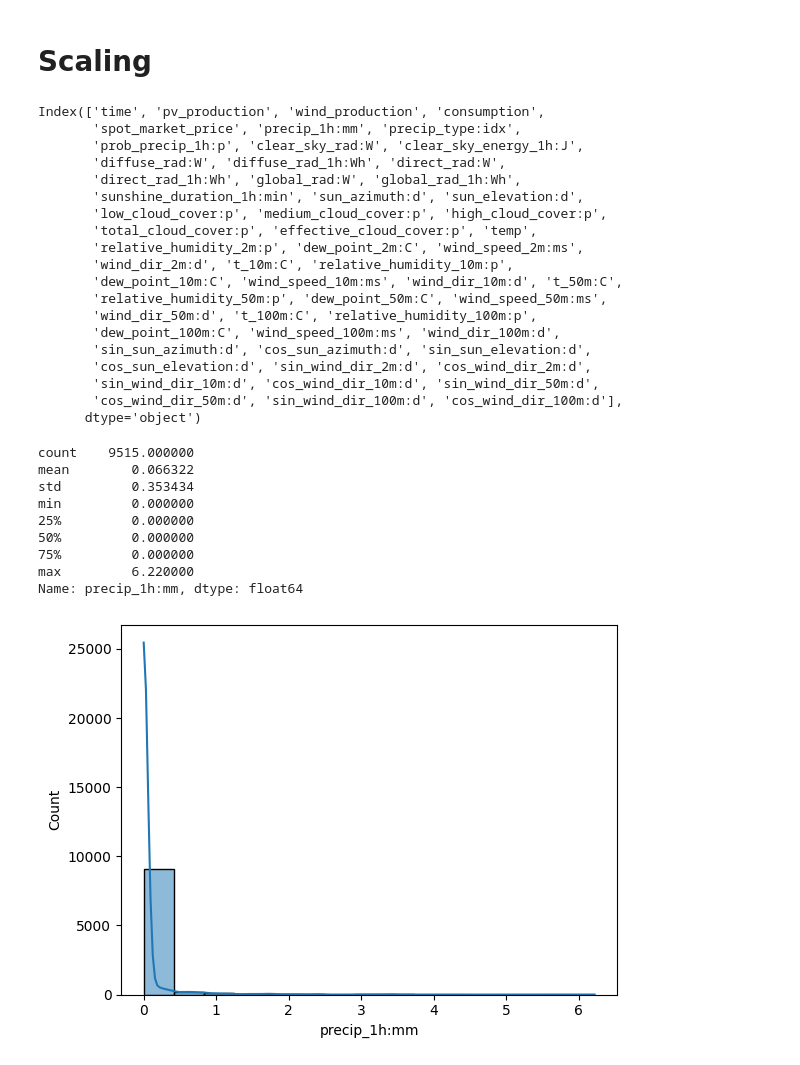
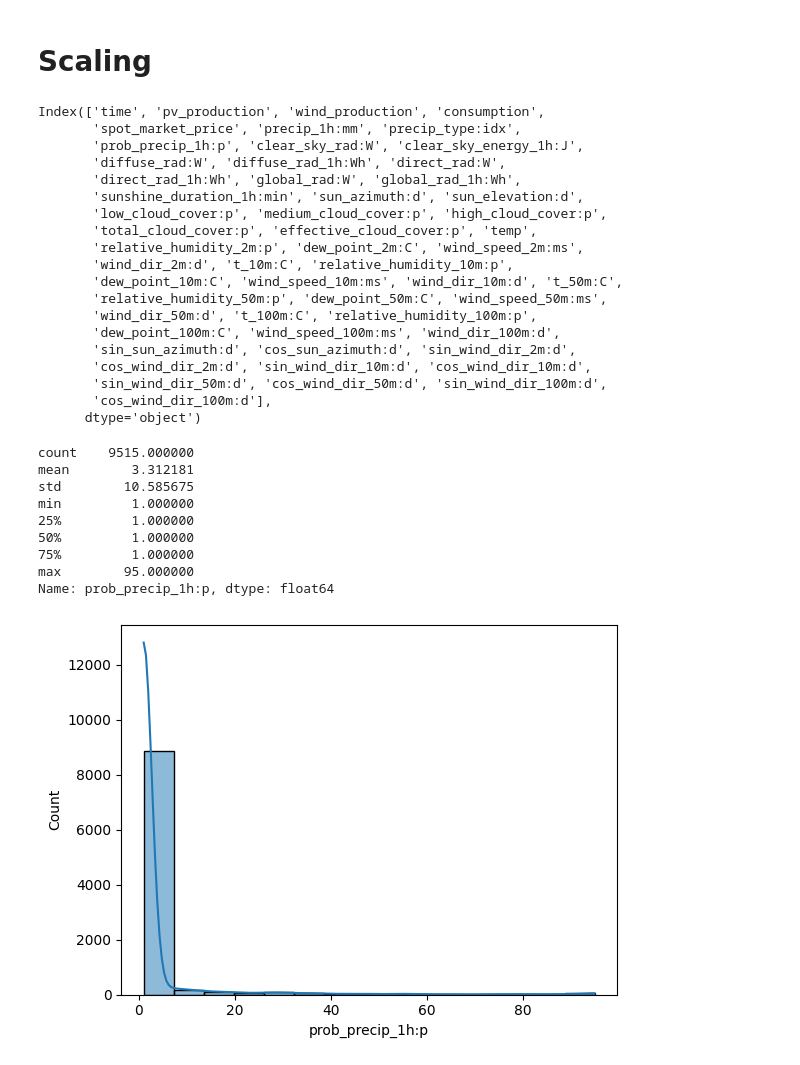
Before and after one commit to Niki827/watt_squad, a Jupyter notebook: notebooks/Preprocessing_Niki.ipynb, the cells around one changed output. Saved outputs shown, nothing was run; the diff lists cells and outputs as text; code cells hidden in the pictures.

```diff
--- a/notebooks/Preprocessing_Niki.ipynb
+++ b/notebooks/Preprocessing_Niki.ipynb
@@ -49,7 +53,7 @@ df.head()
 # %%
 degrees = 360
 # %%
-raw_features = ['sun_azimuth:d', 'sun_elevation:d', 'wind_dir_2m:d', 'wind_dir_10m:d', 'wind_dir_50m:d', 'wind_dir_100m:d']
+raw_features = ['sun_azimuth:d', 'wind_dir_2m:d', 'wind_dir_10m:d', 'wind_dir_50m:d', 'wind_dir_100m:d']
 
 for raw_feature in raw_features:
     sin_column_name = f'sin_{raw_feature}'
@@ -127,25 +131,25 @@ Index(['time', 'pv_production', 'wind_production', 'consumption',
        'relative_humidity_50m:p', 'dew_point_50m:C', 'wind_speed_50m:ms',
        'wind_dir_50m:d', 't_100m:C', 'relative_humidity_100m:p',
        'dew_point_100m:C', 'wind_speed_100m:ms', 'wind_dir_100m:d',
-       'sin_sun_azimuth:d', 'cos_sun_azimuth:d', 'sin_sun_elevation:d',
-       'cos_sun_elevation:d', 'sin_wind_dir_2m:d', 'cos_wind_dir_2m:d',
-       'sin_wind_dir_10m:d', 'cos_wind_dir_10m:d', 'sin_wind_dir_50m:d',
-       'cos_wind_dir_50m:d', 'sin_wind_dir_100m:d', 'cos_wind_dir_100m:d'],
+       'sin_sun_azimuth:d', 'cos_sun_azimuth:d', 'sin_wind_dir_2m:d',
+       'cos_wind_dir_2m:d', 'sin_wind_dir_10m:d', 'cos_wind_dir_10m:d',
+       'sin_wind_dir_50m:d', 'cos_wind_dir_50m:d', 'sin_wind_dir_100m:d',
+       'cos_wind_dir_100m:d'],
       dtype='object')
 # %%
-data['precip_1h:mm'].describe()
+data['prob_precip_1h:p'].describe()
 # %% [output]
 count    9515.000000
-mean        0.066322
-std         0.353434
-min         0.000000
-25%         0.000000
-50%         0.000000
-75%         0.000000
-max         6.220000
-Name: precip_1h:mm, dtype: float64
+mean        3.312181
+std        10.585675
+min         1.000000
+25%         1.000000
+50%         1.000000
+75%         1.000000
+max        95.000000
+Name: prob_precip_1h:p, dtype: float64
 # %%
-sns.histplot(data['precip_1h:mm'], kde=True);
+sns.histplot(data['prob_precip_1h:p'], kde=True);
 # %% [output]
-[figure, old version]
+[figure, new version]
 # %%
```
Also changed, not shown: parts of 17 cells of this notebook.
